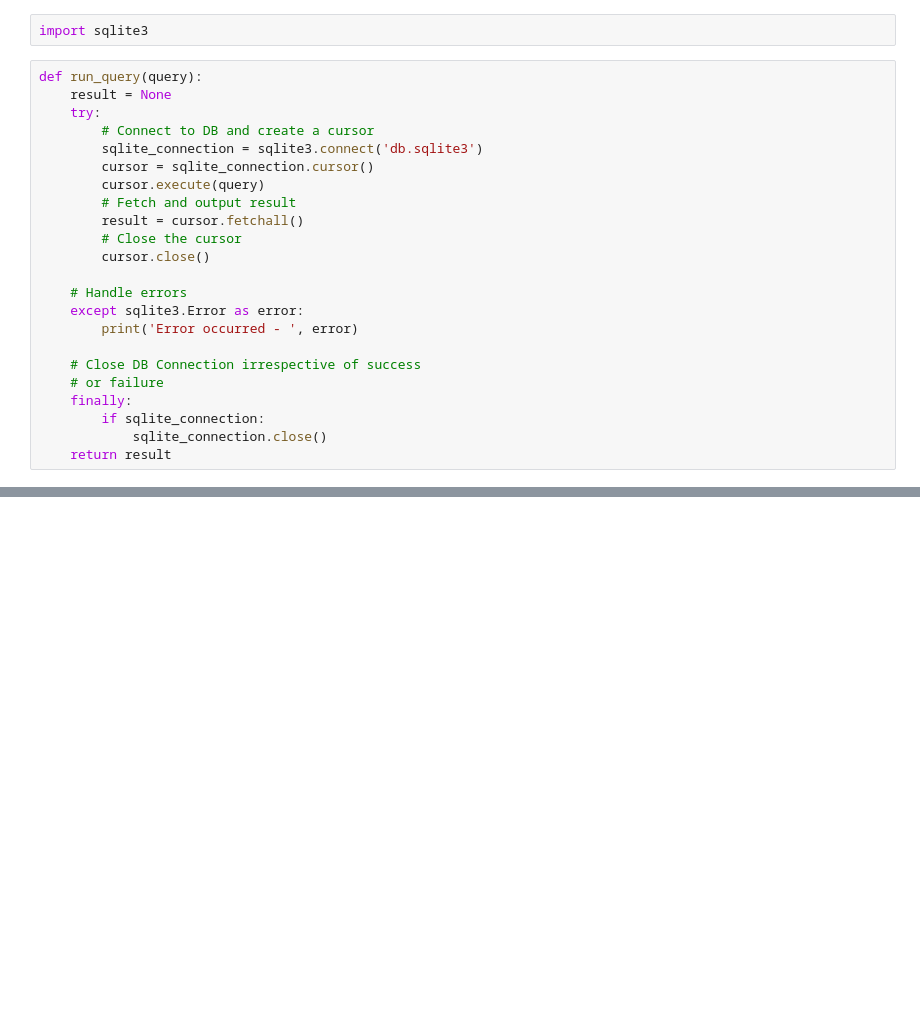
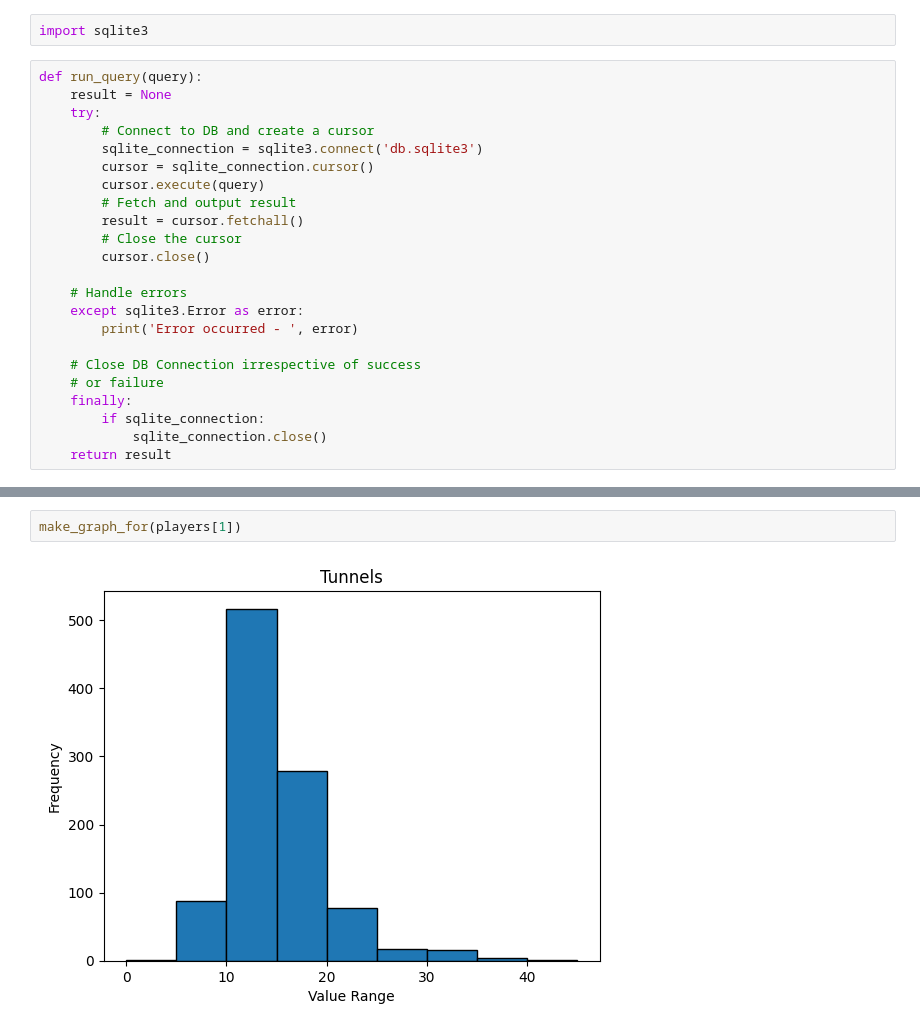
Before and after one commit to P-Hicks/SeniorResearchProject, a Jupyter notebook: data.ipynb, the cells around one changed output, grey strips where cells are left out. Saved outputs shown, nothing was run; the diff lists cells and outputs as text; blank space fills up the shorter version.

```diff
--- a/data.ipynb
+++ b/data.ipynb
@@ -53,0 +104,4 @@ run_query(
+# %%
+make_graph_for(players[1])
+# %% [output]
+[figure, added]
```
Also changed, not shown: parts of 6 cells of this notebook, 5 other files.
